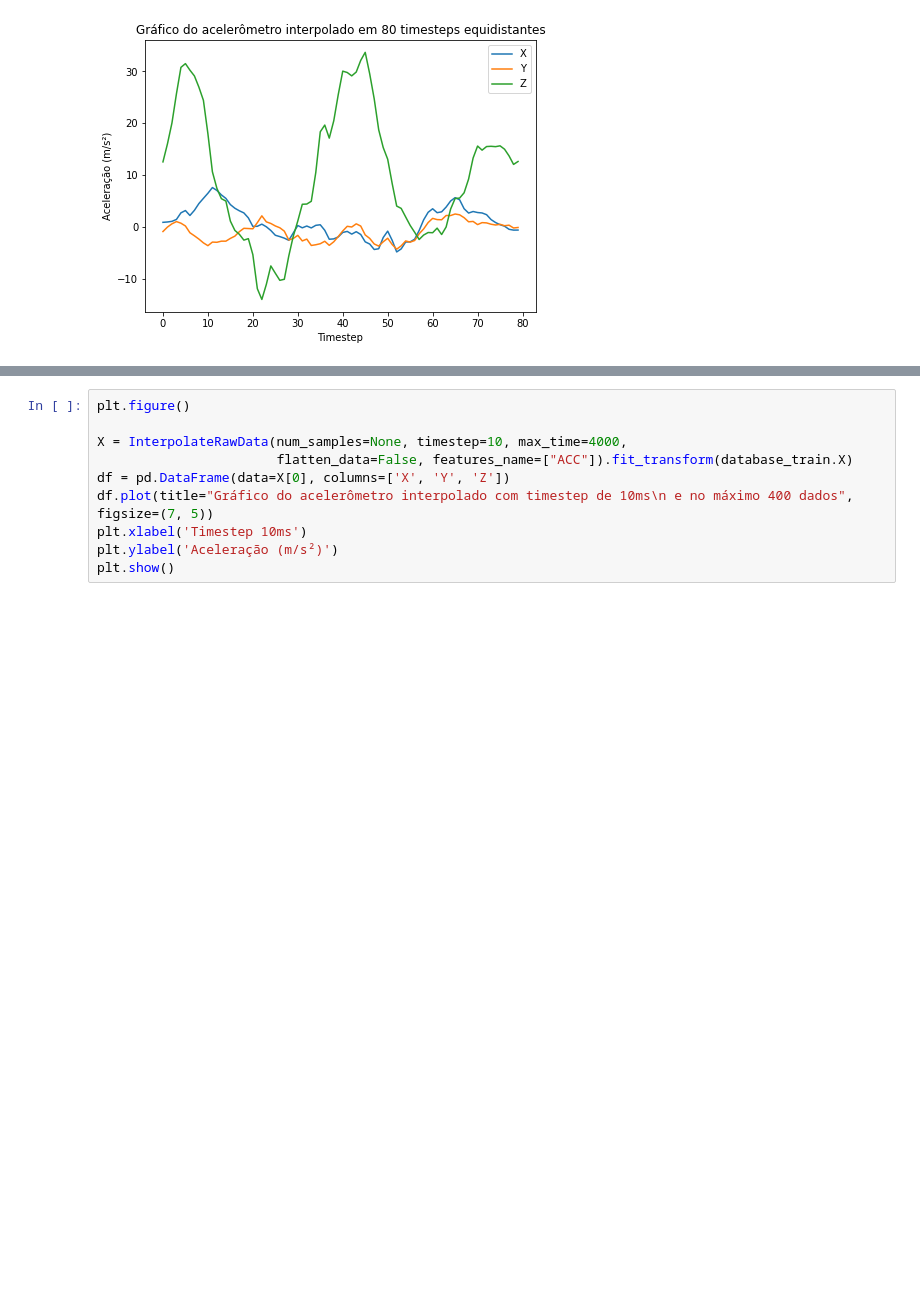
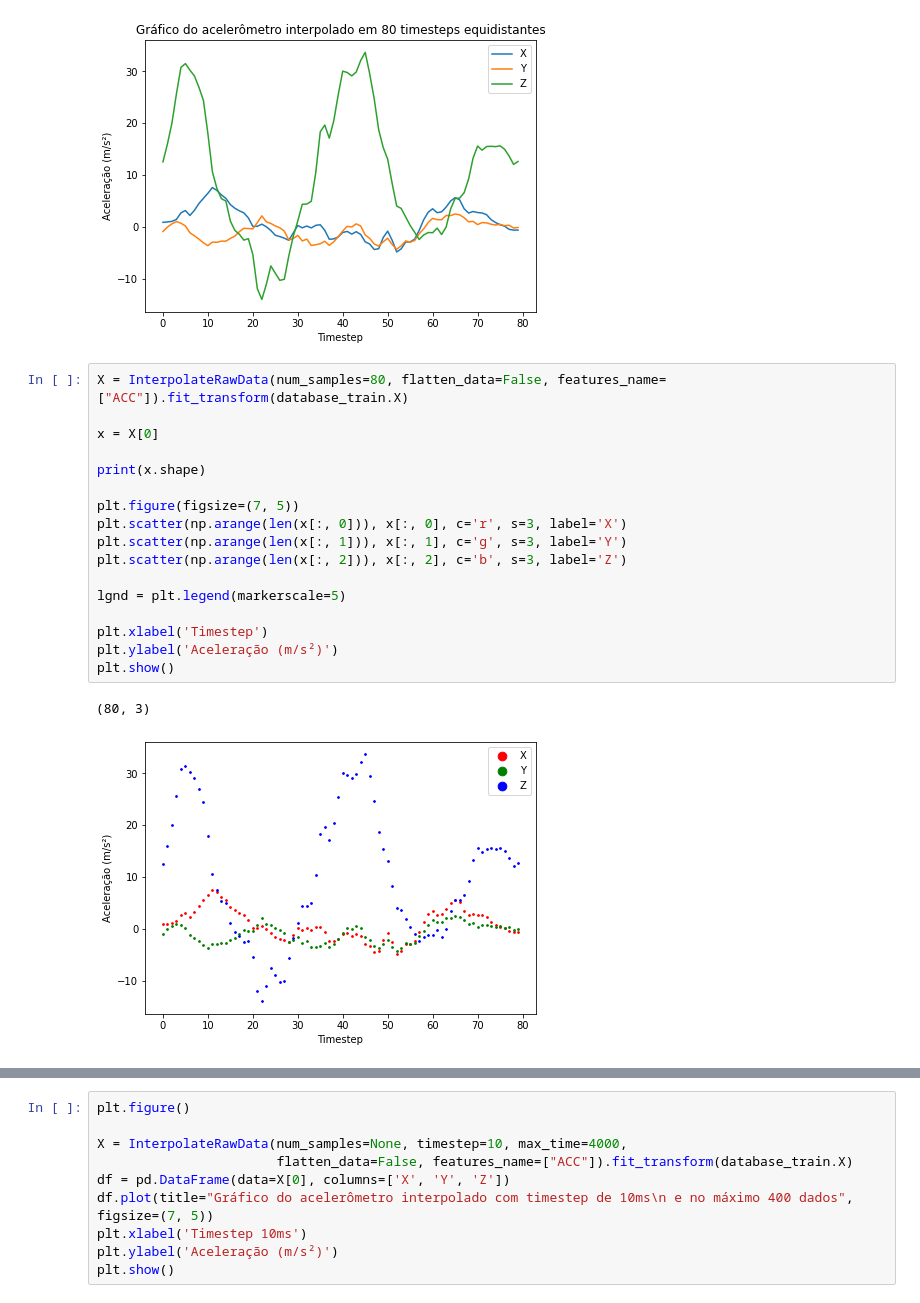
Before and after one commit to HeitorBRaymundo/mc906, a Jupyter notebook: prj3/DataInfo.ipynb, the cells around one changed output, grey strips where cells are left out. Saved outputs shown, nothing was run; the diff lists cells and outputs as text; blank space fills up the shorter version.

```diff
--- a/prj3/DataInfo.ipynb
+++ b/prj3/DataInfo.ipynb
@@ -134,4 +147,24 @@ plt.show()
 # %% [output]
 <Figure size 432x288 with 0 Axes>
 [figure]
+# %%
+X = InterpolateRawData(num_samples=80, flatten_data=False, features_name=["ACC"]).fit_transform(database_train.X)
+
+x = X[0]
+
+print(x.shape)
+
+plt.figure(figsize=(7, 5))
+plt.scatter(np.arange(len(x[:, 0])), x[:, 0], c='r', s=3, label='X')
+plt.scatter(np.arange(len(x[:, 1])), x[:, 1], c='g', s=3, label='Y')
+plt.scatter(np.arange(len(x[:, 2])), x[:, 2], c='b', s=3, label='Z')
+
+lgnd = plt.legend(markerscale=5)
+
+plt.xlabel('Timestep')
+plt.ylabel('Aceleração (m/s²)')
+plt.show()
+# %% [output]
+(80, 3)
+[figure, added]
 # %%
```
Also changed, not shown: parts of 5 cells of this notebook, 2 other files.
